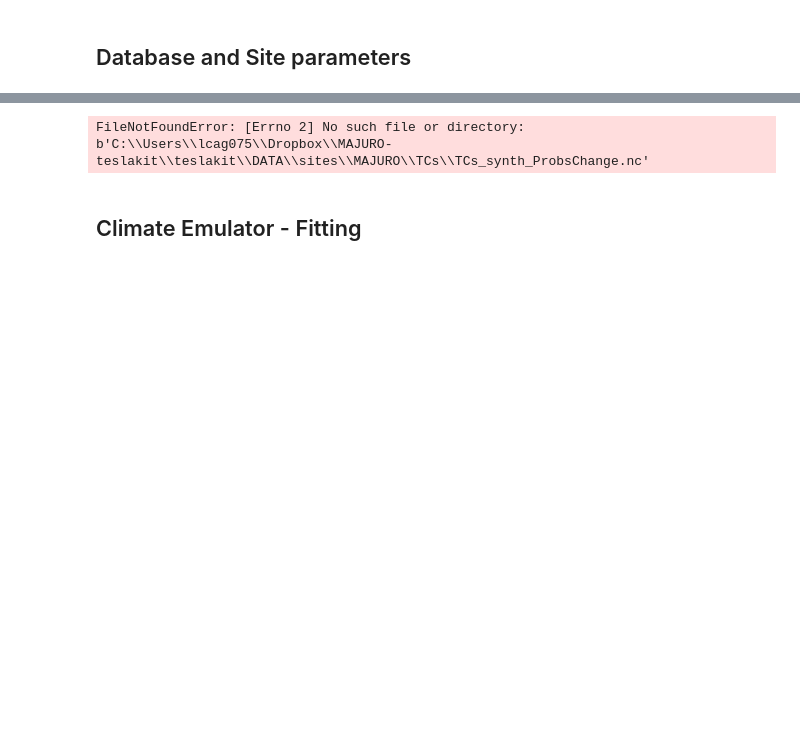
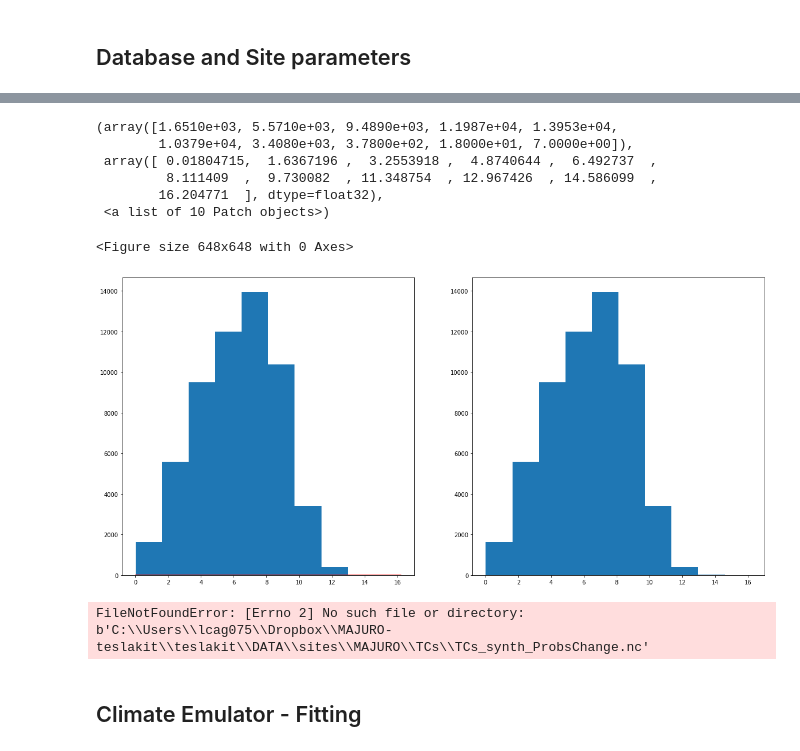
Before and after one commit to ripolln/teslakit, a Jupyter notebook: notebooks/MAJURO/01_Offshore/12_Climate_Emulator.ipynb, the cells around one changed output, grey strips where cells are left out. Drawn from its saved outputs; the diff is of its cells as text; code cells hidden in the pictures; blank space fills up the shorter version.

```diff
--- a/notebooks/MAJURO/01_Offshore/12_Climate_Emulator.ipynb
+++ b/notebooks/MAJURO/01_Offshore/12_Climate_Emulator.ipynb
@@ -71,3 +95,28 @@ db.SetSite('MAJURO')
+# %%
+from matplotlib import gridspec
+
+w_params
+pdf=weibull_min.cdf(wind.Speed,*w_params)
+fig= plt.figure(figsize=[9,9])
+
+
+fig = plt.figure(figsize=[20,9.5])
+gs2=gridspec.GridSpec(1,2)
+ax1=fig.add_subplot(gs2[0])
+ax1.hist(wind.Speed,)
+ax1.plot(wind.Speed,pdf,'r-')
+
+ax1=fig.add_subplot(gs2[1])
+ax1.hist(wind.Speed)
+# %% [output]
+(array([1.6510e+03, 5.5710e+03, 9.4890e+03, 1.1987e+04, 1.3953e+04,
+        1.0379e+04, 3.4080e+03, 3.7800e+02, 1.8000e+01, 7.0000e+00]),
+ array([ 0.01804715,  1.6367196 ,  3.2553918 ,  4.8740644 ,  6.492737  ,
+         8.111409  ,  9.730082  , 11.348754  , 12.967426  , 14.586099  ,
+        16.204771  ], dtype=float32),
+ <a list of 10 Patch objects>)
+<Figure size 648x648 with 0 Axes>
+[figure, added]
 # %%
 # --------------------------------------
 # Load data for climate emulator fitting: waves partitions and families, KMA, DWT
```
Also changed, not shown: parts of 2 cells of this notebook.
